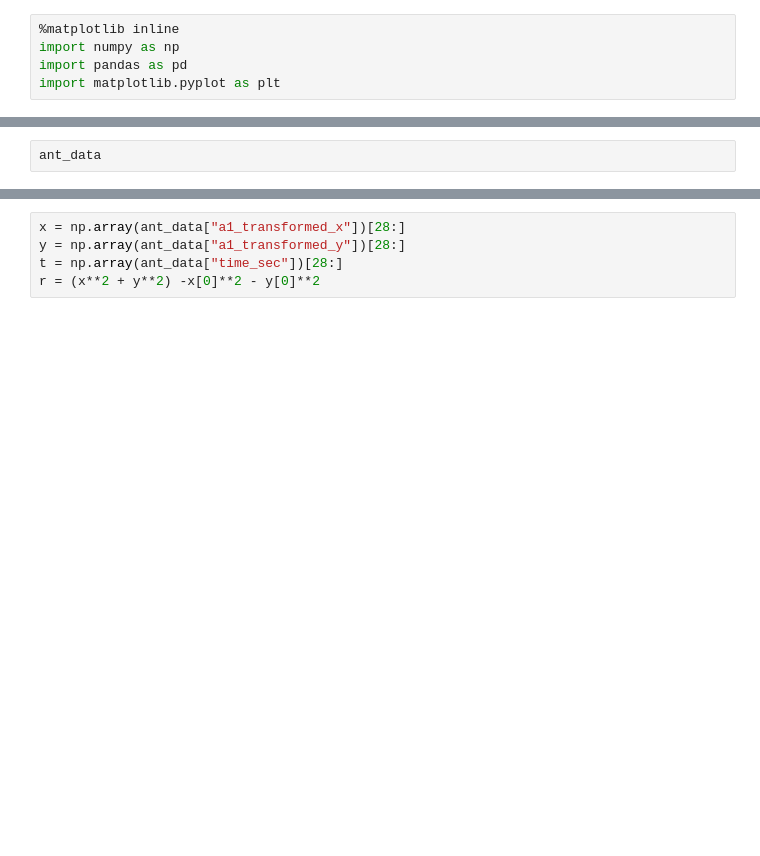
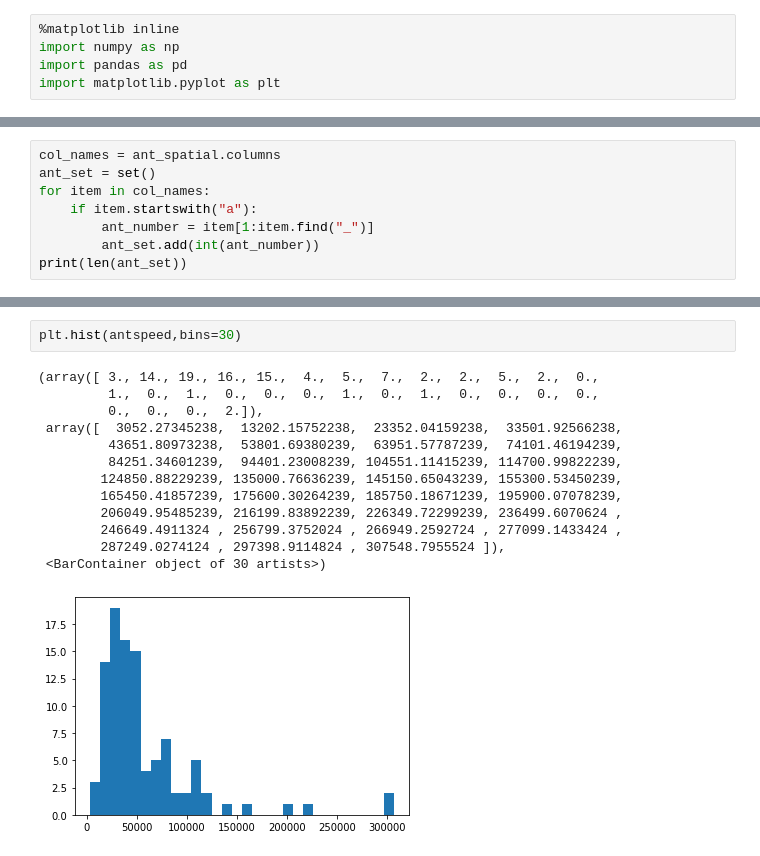
Before and after one commit to hstrey/ants, a Jupyter notebook: ants random walk.ipynb, the cells around one changed output, grey strips where cells are left out. Drawn from its saved outputs; the diff is of its cells as text; blank space fills up the shorter version.

```diff
--- a/ants random walk.ipynb
+++ b/ants random walk.ipynb
@@ -8,3 +8,9 @@ ant_data = pd.read_excel("spatial_data_revised.xlsx",sheet_name="Colony A")
 # %%
-ant_data
+col_names = ant_spatial.columns
+ant_set = set()
+for item in col_names:
+    if item.startswith("a"):
+        ant_number = item[1:item.find("_")]
+        ant_set.add(int(ant_number))
+print(len(ant_set))
 # %% [output]
@@ -44,6 +55,17 @@ Name: a1_transformed_x, dtype: float64
 # %%
-x = np.array(ant_data["a1_transformed_x"])[28:]
-y = np.array(ant_data["a1_transformed_y"])[28:]
-t = np.array(ant_data["time_sec"])[28:]
-r = (x**2 + y**2) -x[0]**2 - y[0]**2
+plt.hist(antspeed,bins=30)
+# %% [output]
+(array([ 3., 14., 19., 16., 15.,  4.,  5.,  7.,  2.,  2.,  5.,  2.,  0.,
+         1.,  0.,  1.,  0.,  0.,  0.,  1.,  0.,  1.,  0.,  0.,  0.,  0.,
+         0.,  0.,  0.,  2.]),
+ array([  3052.27345238,  13202.15752238,  23352.04159238,  33501.92566238,
+         43651.80973238,  53801.69380239,  63951.57787239,  74101.46194239,
+         84251.34601239,  94401.23008239, 104551.11415239, 114700.99822239,
+        124850.88229239, 135000.76636239, 145150.65043239, 155300.53450239,
+        165450.41857239, 175600.30264239, 185750.18671239, 195900.07078239,
+        206049.95485239, 216199.83892239, 226349.72299239, 236499.6070624 ,
+        246649.4911324 , 256799.3752024 , 266949.2592724 , 277099.1433424 ,
+        287249.0274124 , 297398.9114824 , 307548.7955524 ]),
+ <BarContainer object of 30 artists>)
+[figure, added]
 # %%
```
Also changed, not shown: parts of 10 cells of this notebook, 2 other files.
